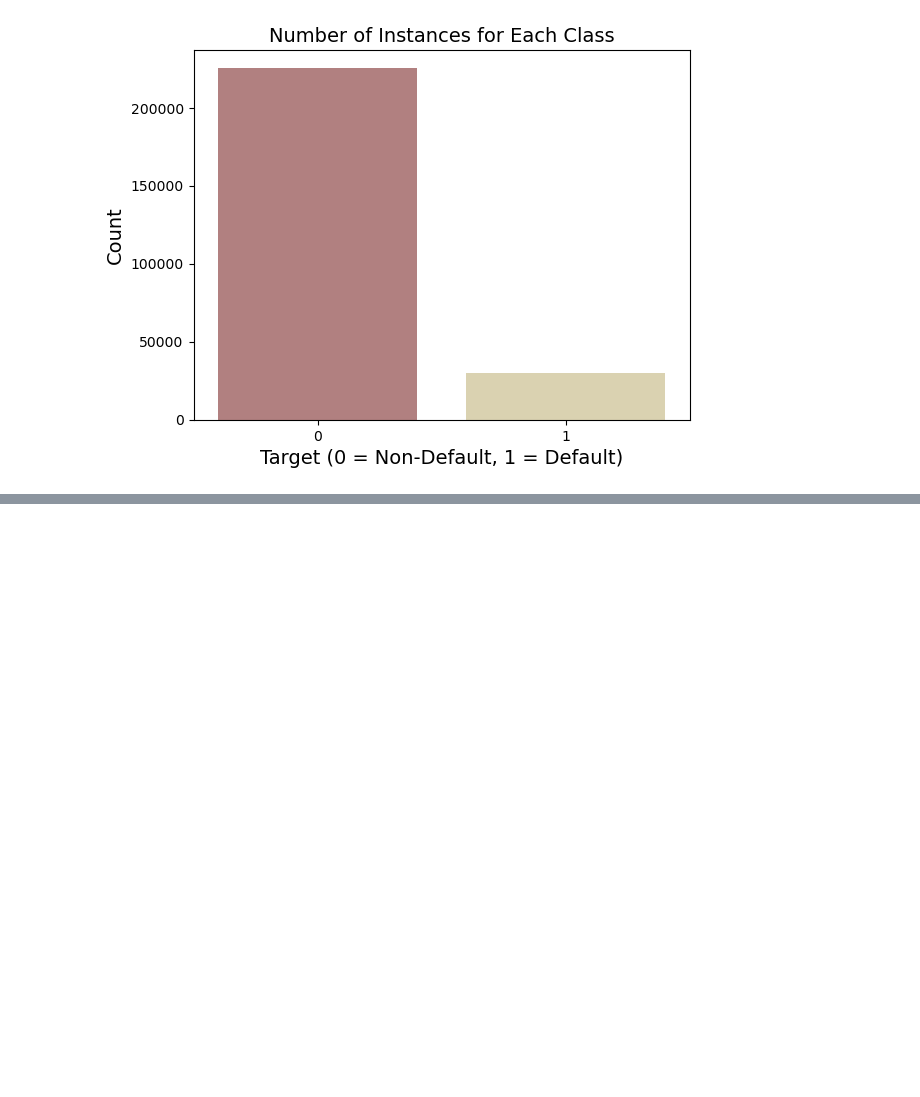
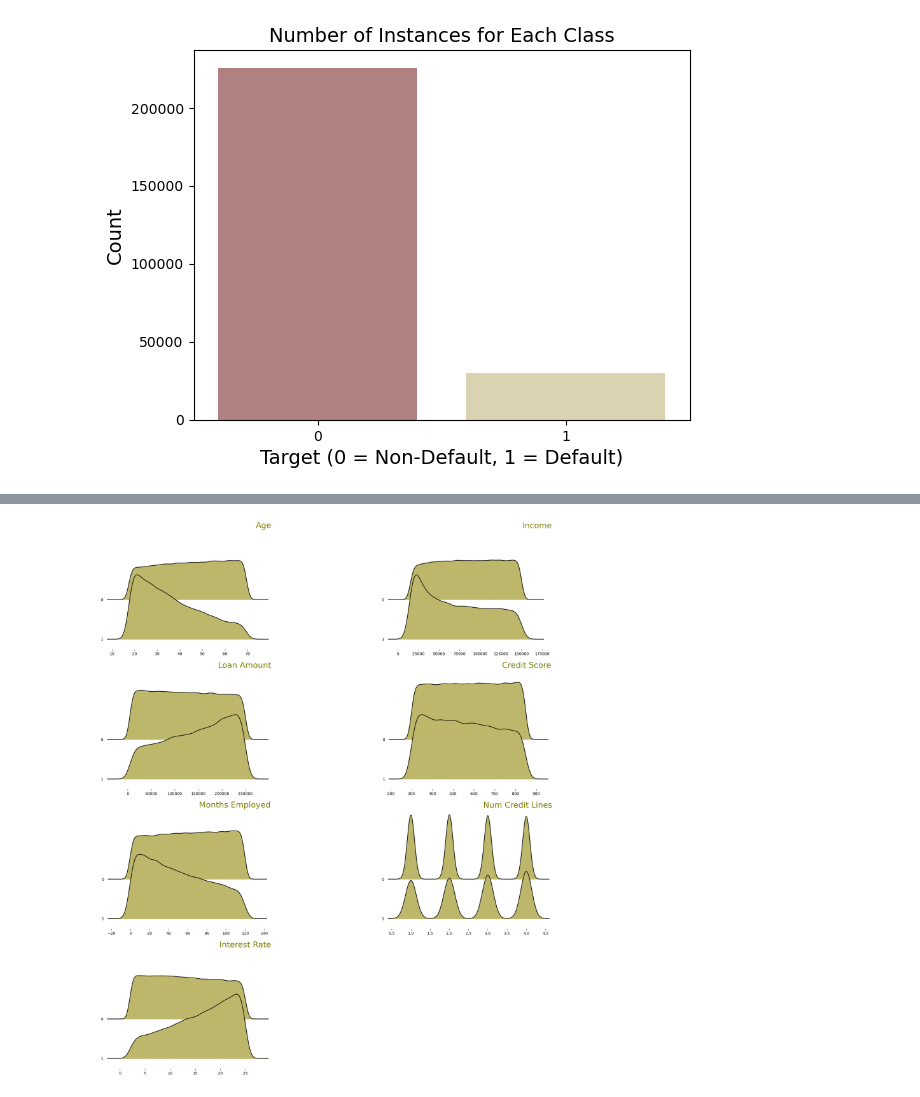
Before and after one commit to f-kuzey-edes-huyal/loan_default_prediction, a Jupyter notebook: eda_feature_engineering.ipynb, the cells around one changed output, grey strips where cells are left out. Cells and saved outputs as stored; diff of their text form; code cells hidden in the pictures; blank space fills up the shorter version.

```diff
--- a/eda_feature_engineering.ipynb
+++ b/eda_feature_engineering.ipynb
@@ -252,0 +283,36 @@ Passing `palette` without assigning `hue` is deprecated and will be removed in v
+# %%
+# Sample data for each plot
+#data = [np.random.normal(loc=i, scale=1, size=100) for i in range(7)]
+image_paths = ["joy_plot_Age.png", "joy_plot_Income.png", "joy_plot_Loan Amount.png", "joy_plot_Credit Score.png", "joy_plot_Months Employed.png",
+        "joy_plot_Num Credit Lines.png", "joy_plot_Interest Rate.png", "joy_plot_Loan Term.png","joy_plot_DTI Ratio.png"]
+
+list_cols = ["Age", "Income", "Loan Amount", "Credit Score", "Months Employed", "Num Credit Lines", "Interest Rate", "Loan Term", "DTI Ratio"]
+# Create a figure with subplots arranged in a 3x3 grid, leaving space for seven images
+fig, axes = plt.subplots(4, 2 ,figsize = (29,29), constrained_layout=True)  # 3x3 grid
+
+# Flatten the axes array for easy indexing
+axes = axes.flatten()
+
+# Load and plot each image
+for i in range(7):
+    img = mpimg.imread(image_paths[i])  # Load image
+    axes[i].imshow(img)                 # Display image
+    axes[i].axis("off")                 # Hide axis
+    axes[i].set_title(f"{list_cols[i]}",fontsize=30 , loc='right',  color="olive")   # Set title for each image
+    #axes[i].set_xlabel(f"{list_cols[i]}", fontsize=12)
+
+# Hide any unused subplots
+for j in range(7, len(axes)):
+    axes[j].axis("off")
+
+# Adjust layout to reduce whitespace
+plt.subplots_adjust(wspace=0.1, hspace=0.1)  # Smaller values reduce whitespace between subplots
+
+
+plt.xticks(fontsize=30)
+# Save the figure with a high resolution
+fig.savefig("joy_plots_numeric.png", dpi=300, bbox_inches='tight')
+
+plt.show()
+# %% [output]
+[figure, added]
```
Also changed, not shown: parts of 2 cells of this notebook.
